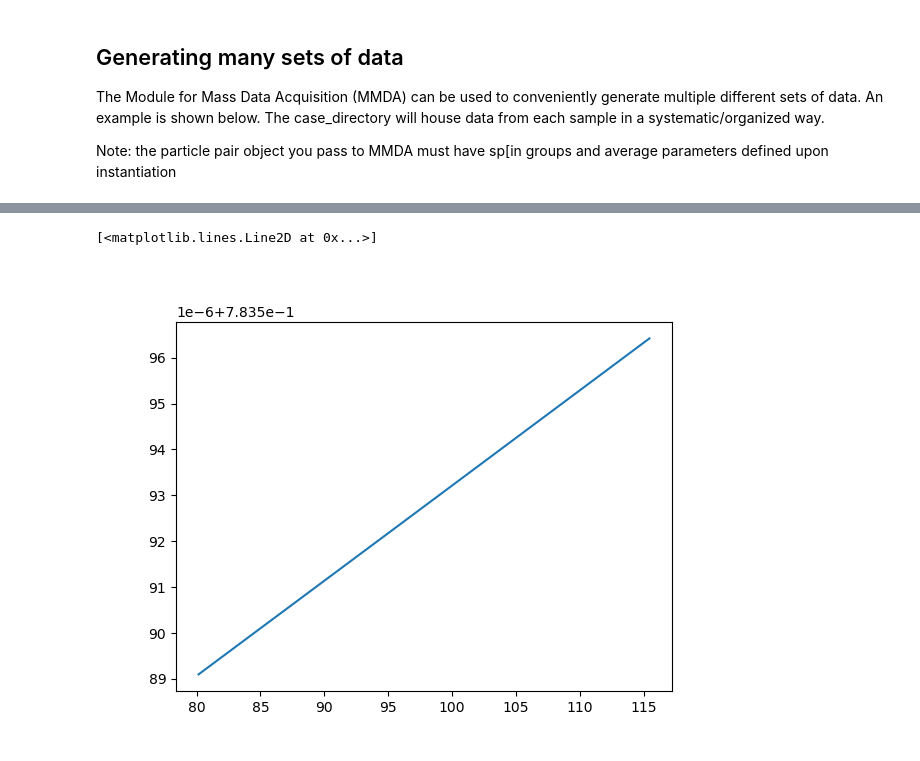
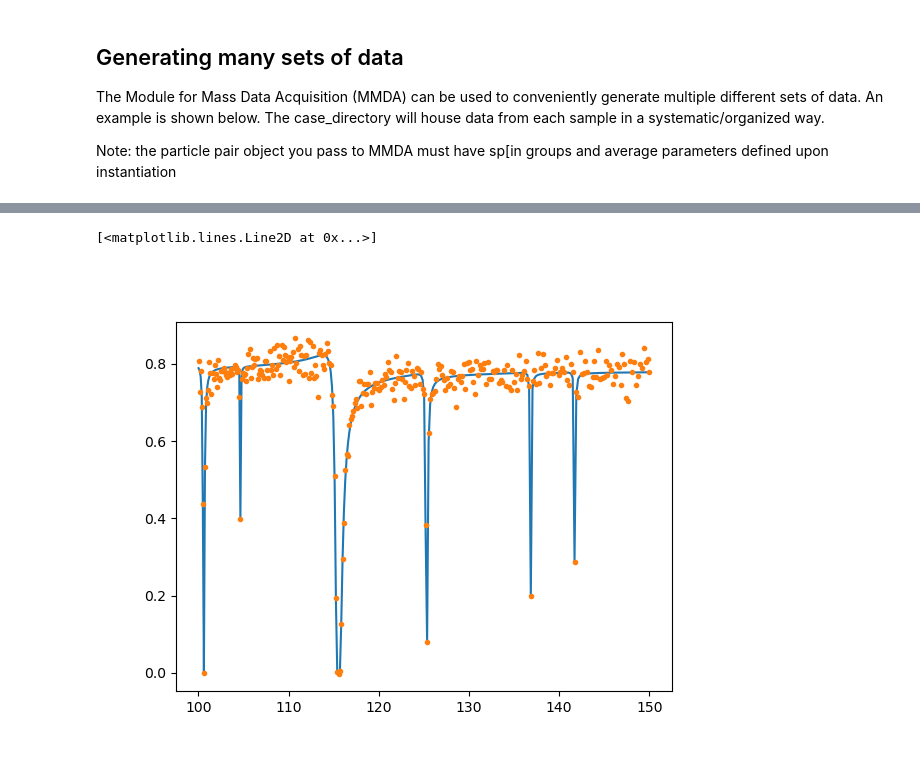
Before and after one commit to Naww137/Syndat, a Jupyter notebook: examples/GenerateData_UserExample.ipynb, the cells around one changed output, grey strips where cells are left out. Drawn from its saved outputs; the diff is of its cells as text; code cells hidden in the pictures.

```diff
--- a/examples/GenerateData_UserExample.ipynb
+++ b/examples/GenerateData_UserExample.ipynb
@@ -201,8 +224,9 @@ Note: the particle pair object you pass to MMDA must have sp[in groups and avera
 # %%
 
 
-case_file = './MMDA_data'  # if NOT using hdf5
+# case_file = './MMDA_data'  # if NOT using hdf5
 # case_file = './MMDA_data.hdf5'  # if using hdf5
+case_file = '/Users/noahwalton/Documents/GitHub/ATARI/Fitting/fitting_lite/syndat_data_SLBW.hdf5'
 
 dataset_range = (0, 10)
 
@@ -214,7 +238,8 @@ Ta_pair = syndat.particle_pair( ac, M, m, I, i, l_max,
                                 spin_groups=spin_groups,
                                 average_parameters=average_parameters )
 
-vary_Erange = {'fullrange':(3,1000), 'maxres':5 , 'prob':0.01}
+# vary_Erange = {'fullrange':(3,1000), 'maxres':5 , 'prob':0.01}
+vary_Erange = None
 
 samples_not_generated = syndat.MMDA.generate(Ta_pair, exp,
                                         'syndat_SLBW',
@@ -223,7 +248,7 @@ samples_not_generated = syndat.MMDA.generate(Ta_pair, exp,
                                         fixed_resonance_ladder=None,
                                         open_data=None,
                                         vary_Erange=vary_Erange,
-                                        use_hdf5=False,
+                                        use_hdf5=True,
                                         overwrite = True
                                                                     )
 
@@ -247,7 +270,8 @@ pd.read_hdf(case_file, 'sample_2/syndat_pw')
 # %%
-test = pd.read_hdf(case_file, 'sample_2/syndat_pw')
+test = pd.read_hdf(case_file, 'sample_2/exp_pw')
 figure()
 plot(test.E, test.theo_trans)
+plot(test.E, test.exp_trans, '.')
 # %% [output]
 [<matplotlib.lines.Line2D at 0x...>]
-[figure, old version]
+[figure, new version]
```
Also changed, not shown: parts of 8 cells of this notebook, 3 other files.
